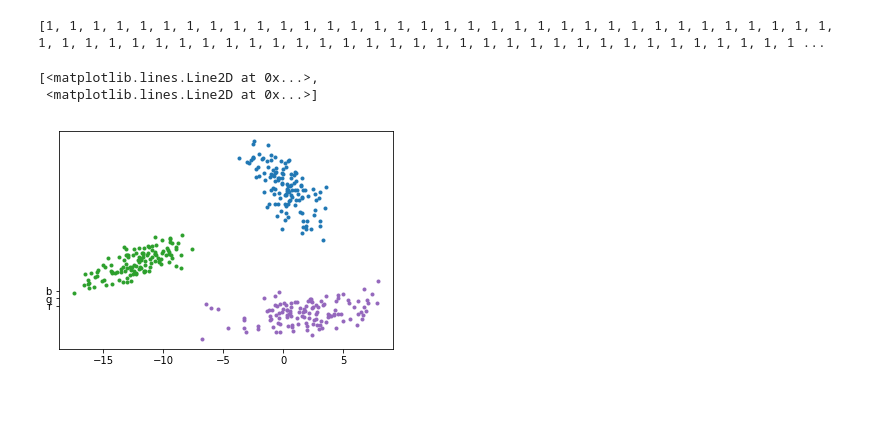
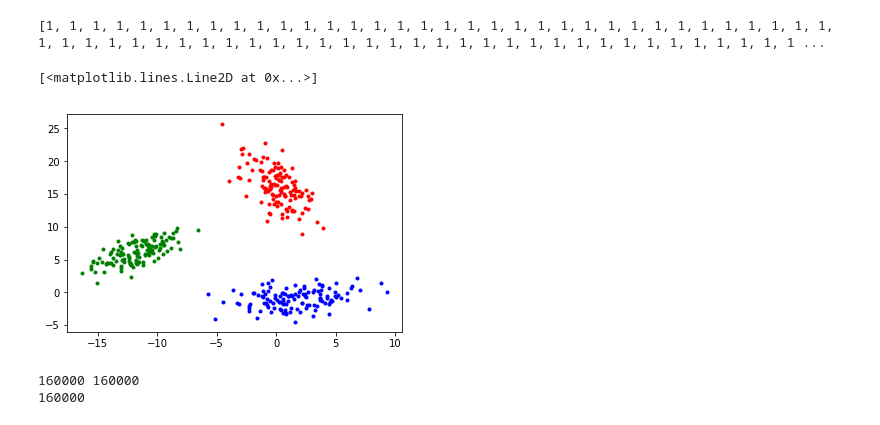
Before and after one commit to SerChirag/PR, a Jupyter notebook: main.ipynb, the cells around one changed output. Drawn from its saved outputs; the diff is of its cells as text; code cells hidden in the pictures.

```diff
--- a/main.ipynb
+++ b/main.ipynb
@@ -188,36 +188,101 @@ def db():
     for i in range(0,len(res1)):
 #         print res1[i],res2[i],res3[i]
         val=1
         temp=res1[i]
         if(res2[i]>temp):
             val=2
             temp=res2[i]
         if(res3[i]>temp):
             val=3
         ans.append(val)
         X[val].append(test_data[i][0])
         Y[val].append(test_data[i][1])
 #         print test_data[i][0],test_data[i][1]
 #         print X[val],Y[val]
     return ans
 
 res = db()
 # print Y[1]
 # print X[1]
-plt.plot(Y[1],X[1],'.',c[1])
-plt.plot(Y[2],X[2],'.',c[2])
-plt.plot(Y[3],X[3],'.',c[3])
+plt.plot(Y[1],X[1],c[1],marker='.',linestyle='None')
+plt.plot(Y[2],X[2],c[2],marker='.',linestyle='None')
+plt.plot(Y[3],X[3],c[3],marker='.',linestyle='None')
 # X=[test_data1[i][0] for i in range(0,len(test_data1)) ]
 # Y=[test_data1[i][1] for i in range(0,len(test_data1)) ]
 # # print Y
 # plt.plot(Y,X,'.')
 # X=[test_data2[i][0] for i in range(0,len(test_data2)) ]
 # Y=[test_data2[i][1] for i in range(0,len(test_data2)) ]
 # plt.plot(Y,X,'.','r')
 # X=[test_data3[i][0] for i in range(0,len(test_data3)) ]
 # Y=[test_data3[i][1] for i in range(0,len(test_data3)) ]
 # plt.plot(Y,X,'.','g')
 # %% [output]
-[<matplotlib.lines.Line2D at 0x...>,
- <matplotlib.lines.Line2D at 0x...>]
+[<matplotlib.lines.Line2D at 0x...>]
-[figure, old version]
+[figure, new version]
+# %%
+import numpy as np
+
+X=np.linspace(-20,32,400)
+Y=np.linspace(-20,12,400)
+
+XX=[]
+YY=[]
+for i in range(0, len(X)):
+    for j in range(0, len(X)):
+        XX.append(X[i])
+
+for i in range(0, len(Y)):
+    for j in range(0, len(Y)):
+        YY.append(Y[j])
+
+# plt.plot(Y,X,'.')
+print len(XX),len(YY)
+XY=[[XX[i],YY[i]] for i in range(0,len(XX))]
+print len(XY)
+# print XX, YY, XY
+test_data_name = XY
+res1=g_c1(test_data_name)
+res2=g_c2(test_data_name)
+res3=g_c3(test_data_name)
+
+c={}
+c[1]='#FFFF00'
+c[2]='#B2FF59'
+c[3]='#FFAB40'
+
+c2={}
+c2[1]='#F57F17'
+c2[2]='#33691E'
+c2[3]='#F06292'
+
+x=[]
+y=[]
+for i in range(0,4):
+    vv=[]
+    v=[]
+    x.append(v)
+    y.append(vv)
+
+def db():
+    ans=[]
+    for i in range(0,len(res1)):
+#         print res1[i],res2[i],res3[i]
+        val=1
+        temp=res1[i]
+        if(res2[i]>temp):
+            val=2
+            temp=res2[i]
+        if(res3[i]>temp):
+            val=3
+        ans.append(val)
+        x[val].append(XY[i][0])
+        y[val].append(XY[i][1])
+#         print test_data[i][0],test_data[i][1]
+#         print X[val],Y[val]
+    return ans
+
+res = db()
+# %% [output]
+160000 160000
+160000
```
Also changed, not shown: parts of 8 cells of this notebook, 1 other file.
